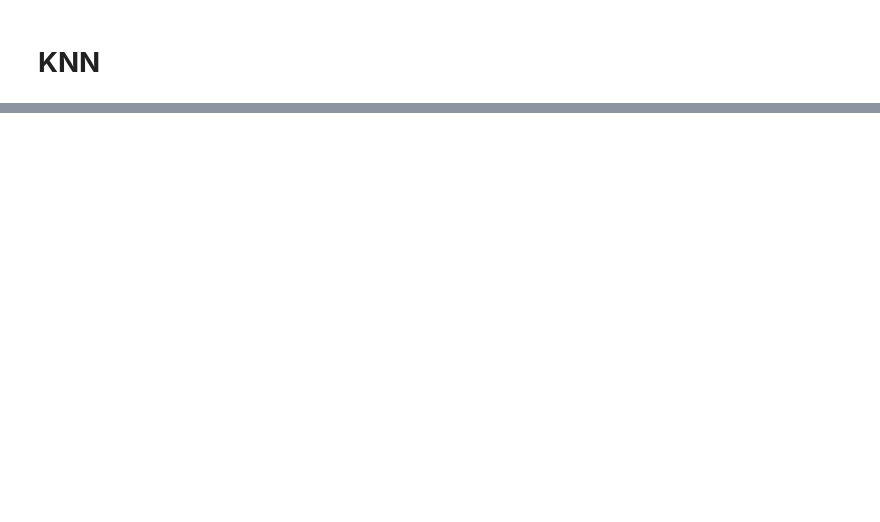
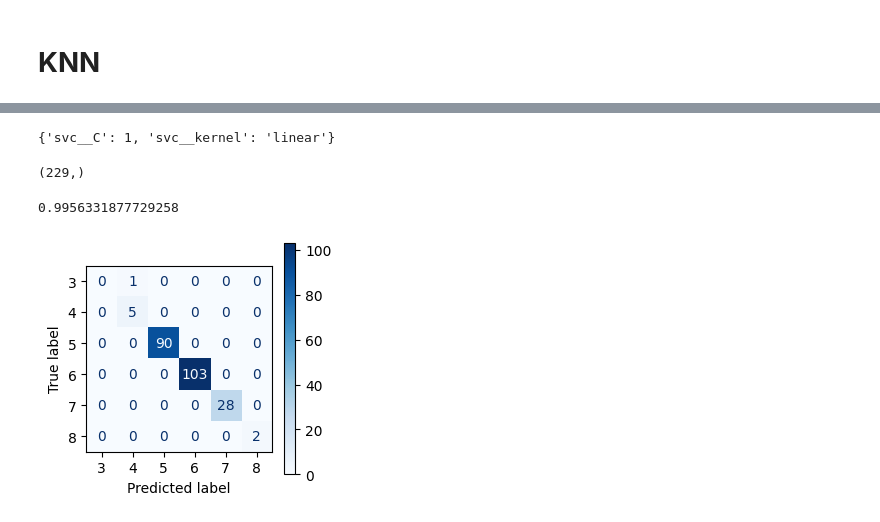
Before and after one commit to Noa810/gal, a Jupyter notebook: avocado.ipynb, the cells around one changed output, grey strips where cells are left out. Cells and saved outputs as stored; diff of their text form; code cells hidden in the pictures; blank space fills up the shorter version.

```diff
--- a/avocado.ipynb
+++ b/avocado.ipynb
@@ -309,0 +421,13 @@ confusion_matrix= ConfusionMatrixDisplay.from_predictions(y_test,y_pred,ax=ax)
+# %%
+from sklearn.svm import SVC
+
+pipe = Pipeline([
+        ('scale', StandardScaler()),
+        ('svc', SVC())
+        ])
+# %%
+param_grid = {
+    'svc__kernel': ['linear','rbf','poly'],
+    'svc__C' :[0.1,1,10,15]
+}
+param_grid
@@ -309,0 +436,3 @@ confusion_matrix= ConfusionMatrixDisplay.from_predictions(y_test,y_pred,ax=ax)
+# %%
+svm_clf_1 = GridSearchCV(pipe, param_grid=param_grid, cv=4, verbose=1)
+svm_clf_1.fit(X_train, y_train)
@@ -309,0 +464,19 @@ confusion_matrix= ConfusionMatrixDisplay.from_predictions(y_test,y_pred,ax=ax)
+# %%
+svm_clf_1.best_params_
+# %% [output]
+{'svc__C': 1, 'svc__kernel': 'linear'}
+# %%
+y_pred = svm_clf_1.predict(X_test)
+y_pred.shape
+# %% [output]
+(229,)
+# %%
+accuracy_score(y_true=y_test, y_pred = y_pred)
+# %% [output]
+0.9956331877729258
+# %%
+fig, ax = plt.subplots(figsize=(3, 3))
+ConfusionMatrixDisplay.from_predictions(y_true=y_test,y_pred = y_pred,\
+                                values_format="d",cmap="Blues",ax=ax);
+# %% [output]
+[figure, added]
```
Also changed, not shown: parts of 38 cells of this notebook.
